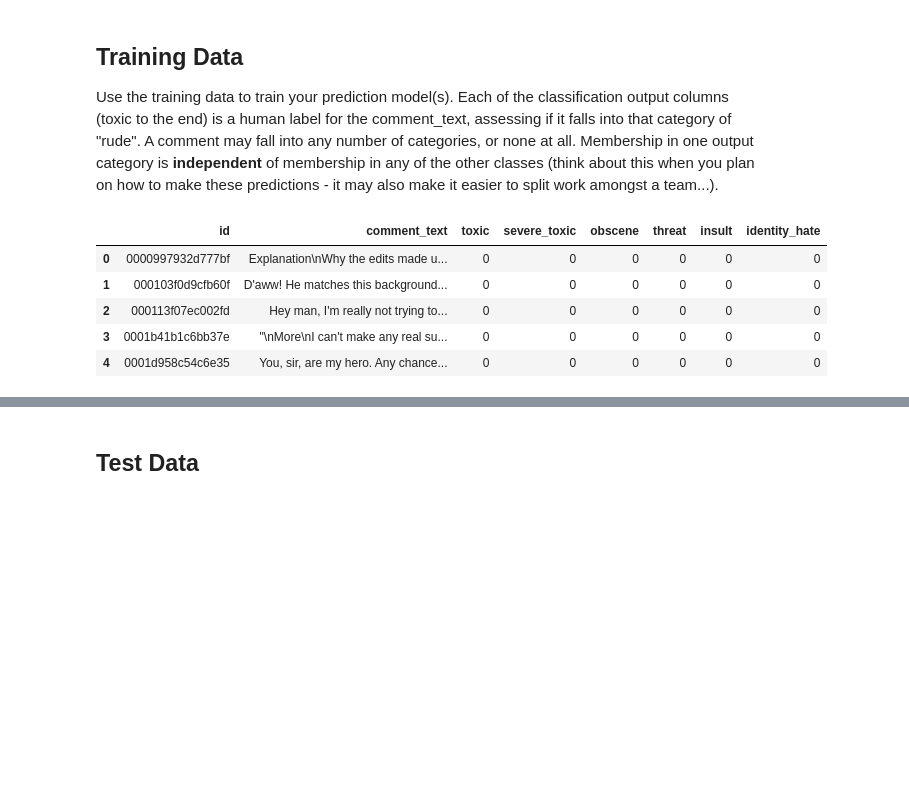
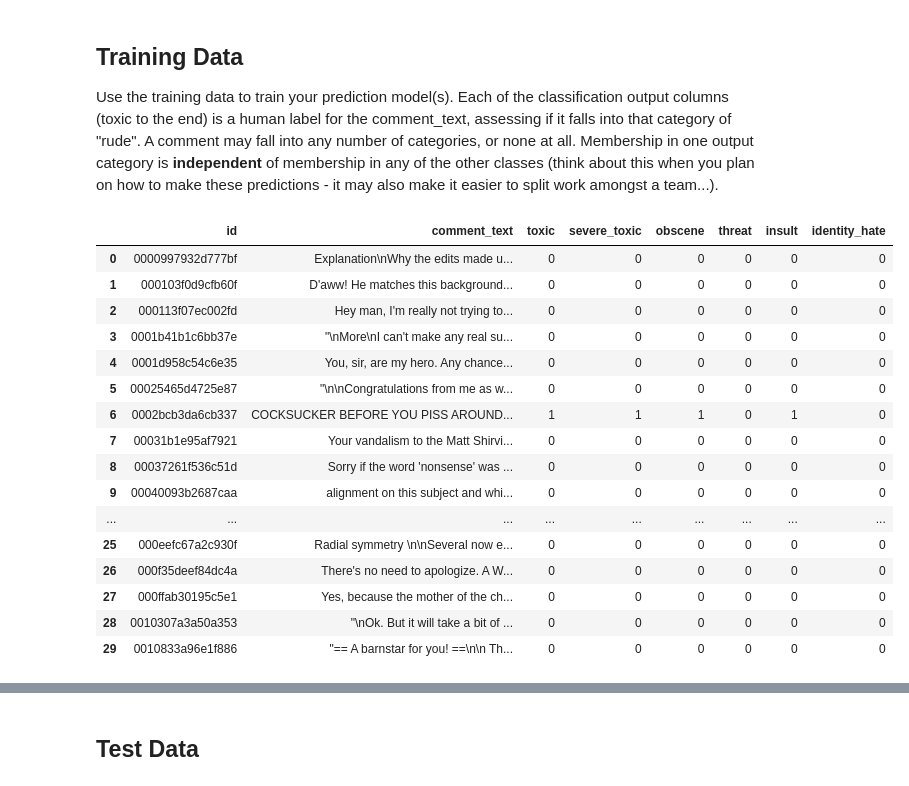
Before and after one commit to michaeljharris/ItML_Project_1_Students, a Jupyter notebook: proj_1_start.ipynb, the cells around one changed output, grey strips where cells are left out. Drawn from its saved outputs; the diff is of its cells as text; code cells hidden in the pictures; blank space fills up the shorter version.

```diff
--- a/proj_1_start.ipynb
+++ b/proj_1_start.ipynb
@@ -21,11 +23,22 @@ You can use any models and NLP libraries you'd like. Think aobut the problem, lo
 Use the training data to train your prediction model(s). Each of the classification output columns (toxic to the end) is a human label for the comment_text, assessing if it falls into that category of "rude". A comment may fall into any number of categories, or none at all. Membership in one output category is <b>independent</b> of membership in any of the other classes (think about this when you plan on how to make these predictions - it may also make it easier to split work amongst a team...).
 # %%
 train_df = pd.read_csv("train.csv.zip")
-train_df.head()
+train_df.head(30)
 # %% [output]
 |  | id | comment_text | toxic | severe_toxic | obscene | threat | insult | identity_hate |
 | 0 | 0000997932d777bf | Explanation\nWhy the edits made u... | 0 | 0 | 0 | 0 | 0 | 0 |
 | 1 | 000103f0d9cfb60f | D'aww! He matches this background... | 0 | 0 | 0 | 0 | 0 | 0 |
 | 2 | 000113f07ec002fd | Hey man, I'm really not trying to... | 0 | 0 | 0 | 0 | 0 | 0 |
 | 3 | 0001b41b1c6bb37e | "\nMore\nI can't make any real su... | 0 | 0 | 0 | 0 | 0 | 0 |
 | 4 | 0001d958c54c6e35 | You, sir, are my hero. Any chance... | 0 | 0 | 0 | 0 | 0 | 0 |
+| 5 | 00025465d4725e87 | "\n\nCongratulations from me as w... | 0 | 0 | 0 | 0 | 0 | 0 |
+| 6 | 0002bcb3da6cb337 | COCKSUCKER BEFORE YOU PISS AROUND... | 1 | 1 | 1 | 0 | 1 | 0 |
+| 7 | 00031b1e95af7921 | Your vandalism to the Matt Shirvi... | 0 | 0 | 0 | 0 | 0 | 0 |
+| 8 | 00037261f536c51d | Sorry if the word 'nonsense' was ... | 0 | 0 | 0 | 0 | 0 | 0 |
+| 9 | 00040093b2687caa | alignment on this subject and whi... | 0 | 0 | 0 | 0 | 0 | 0 |
+| ... | ... | ... | ... | ... | ... | ... | ... | ... |
+| 25 | 000eefc67a2c930f | Radial symmetry \n\nSeveral now e... | 0 | 0 | 0 | 0 | 0 | 0 |
+| 26 | 000f35deef84dc4a | There's no need to apologize. A W... | 0 | 0 | 0 | 0 | 0 | 0 |
+| 27 | 000ffab30195c5e1 | Yes, because the mother of the ch... | 0 | 0 | 0 | 0 | 0 | 0 |
+| 28 | 0010307a3a50a353 | "\nOk. But it will take a bit of ... | 0 | 0 | 0 | 0 | 0 | 0 |
+| 29 | 0010833a96e1f886 | "== A barnstar for you! ==\n\n Th... | 0 | 0 | 0 | 0 | 0 | 0 |
```
Also changed, not shown: parts of 5 cells of this notebook, 1 other file.
